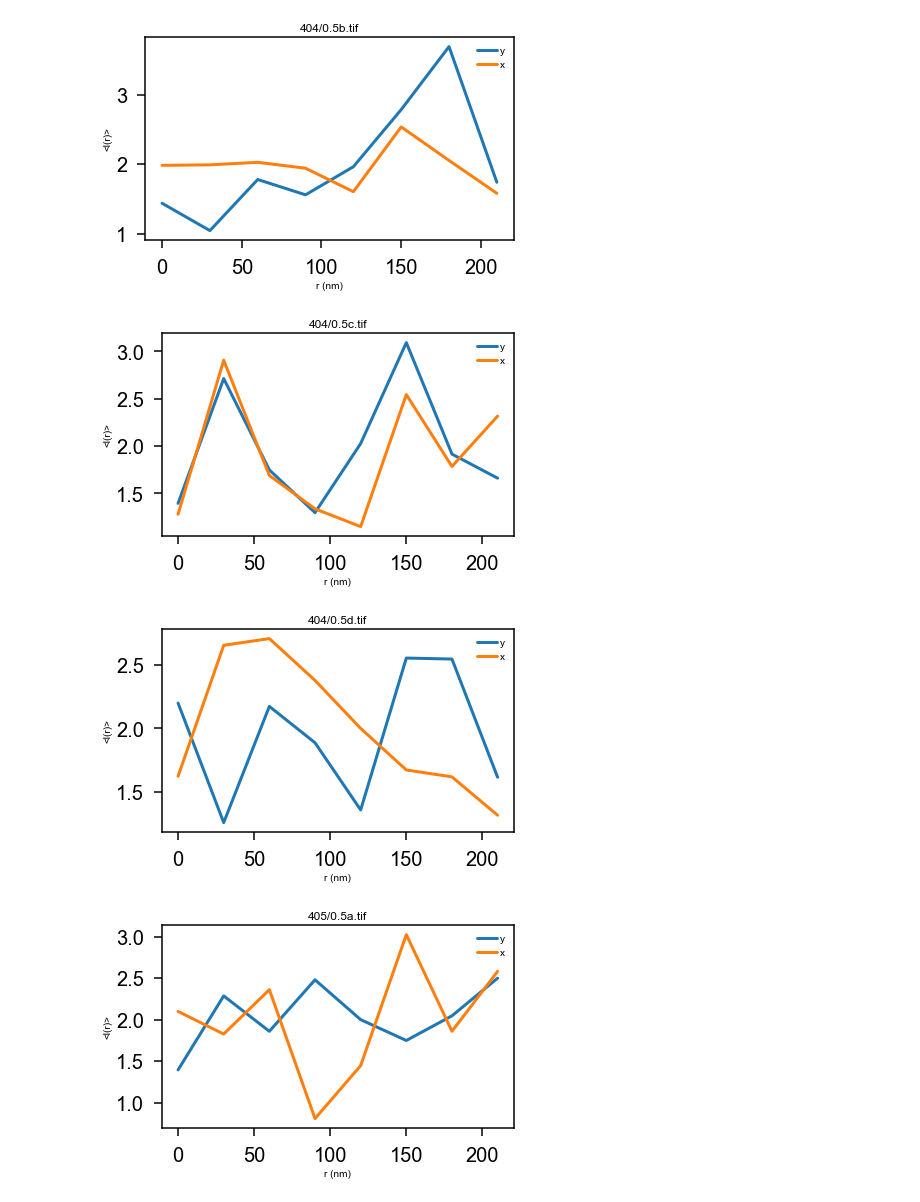
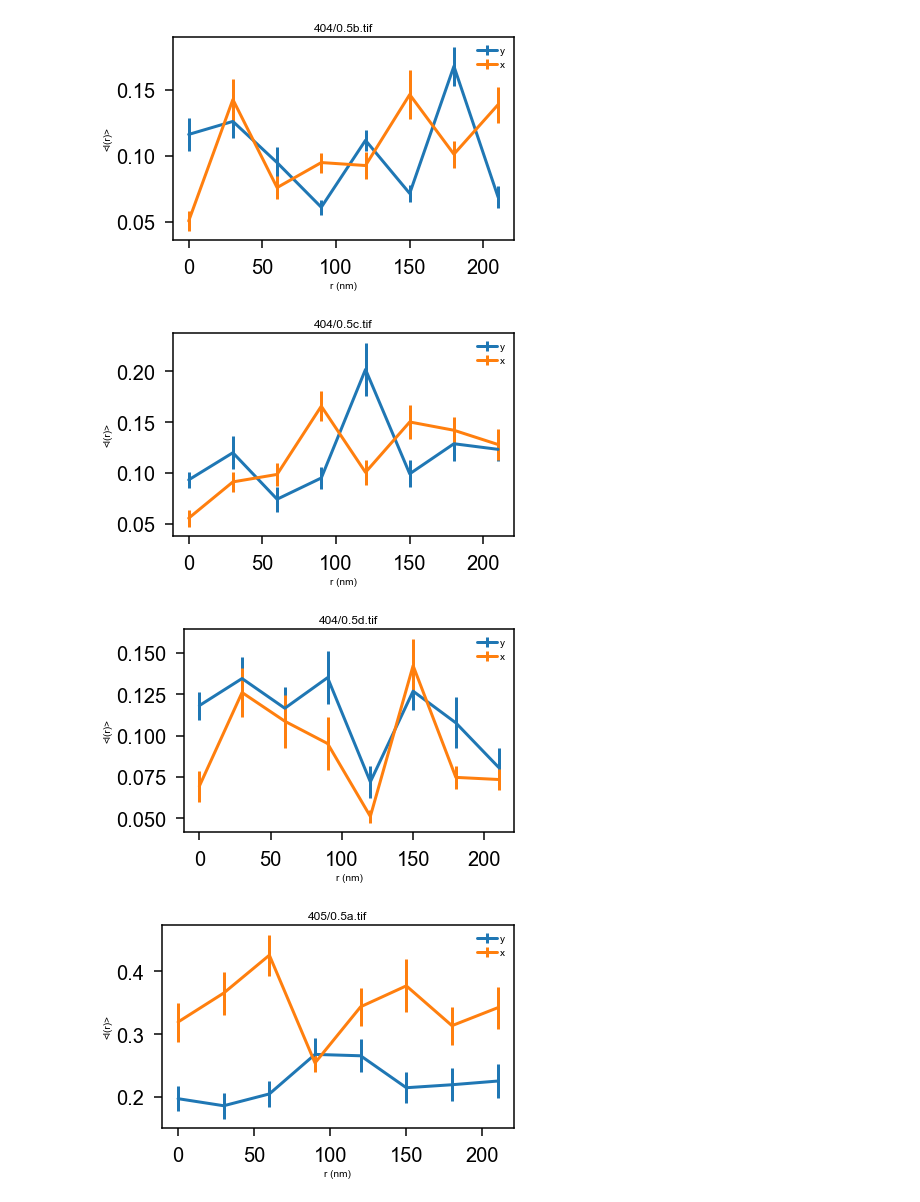
Before and after one commit to cmelab/QD-Paper-RDF, a Jupyter notebook: x_vs_y.ipynb, the cells around one changed output. Saved outputs shown, nothing was run; the diff lists cells and outputs as text; code cells hidden in the pictures.

Commit message:
Add image-specific params and standard error of mean

```diff
--- a/x_vs_y.ipynb
+++ b/x_vs_y.ipynb
@@ -43,18 +43,18 @@ def plot_ldf(dots, L, dr=0.01, axis = 1,sw=0.05):
     # slice image along normal
     dots = dots[:,0:2]
     bins = np.arange(0,L,dr)
-    tot = np.zeros( (len(np.arange(0,L,sw)), len(bins) ))
+    #tot = np.zeros( (len(np.arange(0,L,sw)), len(bins) ))
+    tot = []
     if axis==1:
         normal = 0
     else:
         normal =1
-    count = 0
+    tmp = np.zeros(len(bins))
     for lr, s in enumerate(np.arange(0,L,sw)):
         sel1 = dots[dots[:,normal]>s]
         sel = sel1[sel1[:,normal]<=s+sw]
         if len(sel)<=1:
             continue
-        count = count+1
         for i, di in enumerate(sel[:-1]):
             for j, dj in enumerate(sel[i+1:]):
                 r = di[axis]-dj[axis]
@@ -63,26 +63,30 @@ def plot_ldf(dots, L, dr=0.01, axis = 1,sw=0.05):
                 if r< -L/2:
                     r=r+L
                 index = int(np.absolute(r)//dr)
-                tot[lr,index] = tot[lr,index]+1
-        tot[lr]/=len(sel)*(len(sel)-1)*dr
-    ldf = np.sum(tot,axis=0)/count
-    std = np.std(tot,axis=0)
-    return bins, ldf, std
+                #print(r,L,index)
+                tmp[index] = tmp[index]+1
+        tot.append(tmp/len(sel)*(len(sel)-1)*dr)
+    halfrange = int(len(bins)//2)
+    tot = np.asarray(tot)
+    ldf = np.mean(tot,axis=0)
+    std = stats.sem(tot,axis=0,ddof=1)
+    return bins[:halfrange], ldf[:halfrange], std[:halfrange]
 # %%
 sw = 0.005
 dr = 0.03
 L=.5
 files = ["404/0.5a.tif","404/0.5b.tif","404/0.5c.tif","404/0.5d.tif","405/0.5a.tif","405/0.5b.tif","405/0.5c.tif","405/0.5d.tif","404/0.5a.tif","406/0.5b.tif","406/0.5c.tif","406/0.5d.tif"]
+params = [(5,10),(5,15),(5,15),(5,15),(5,10),(5,15),(5,15),(5,15),(5,10),(5,15),(5,15),(5,15)]
 x = []
 y = []
-for f in files:
-    dots=get_dots2(f,compare=False,microns=L,size=5, spacing=10) #size 5, spacing 10-15 seems reasonable
+for f,p in zip(files,params):
+    dots=get_dots2(f,compare=False,microns=L,size=p[0], spacing=p[1]) #size 5, spacing 10-15 seems reasonable
     bins,ldf,std = plot_ldf(dots,L,sw=sw,dr=dr,axis=1)
     bins2,ldf2,std2 = plot_ldf(dots,L,sw=sw,dr=dr,axis=0)
     x.append(ldf2)
     y.append(ldf)
-    plt.plot(1000*bins[:len(bins)//2], ldf[:len(bins)//2],label="y")
-    plt.plot(1000*bins2[:len(bins2)//2], ldf2[:len(bins2)//2],label='x')
+    plt.errorbar(1000*bins, ldf,yerr=std,label="y")
+    plt.errorbar(1000*bins, ldf2,yerr=std2,label='x')
     plt.title(f)
     plt.xlabel("r (nm)")
     plt.ylabel("<l(r)>")
@@ -93,4 +97,4 @@ for f in files:
-[figure, old version]
+[figure, new version]
-[figure, old version]
+[figure, new version]
-[figure, old version]
+[figure, new version]
-[figure, old version]
+[figure, new version]
```
Also changed, not shown: parts of 2 cells of this notebook.
